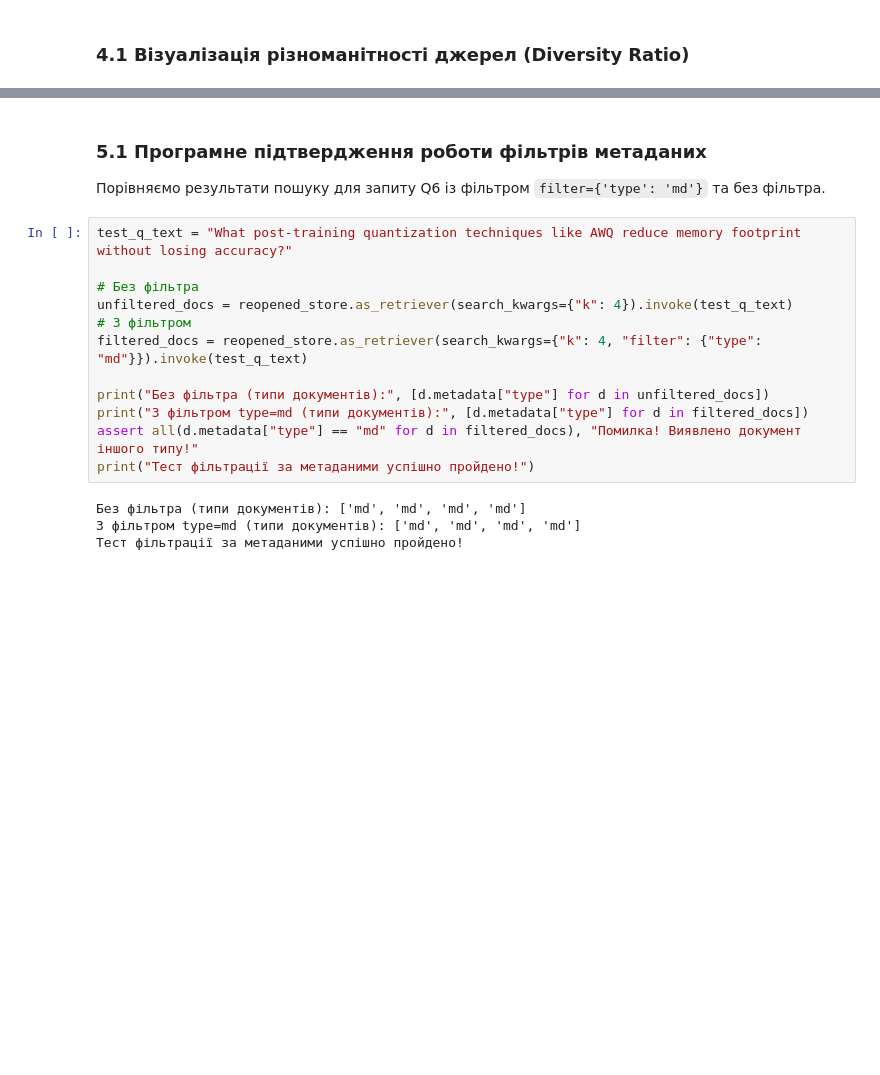
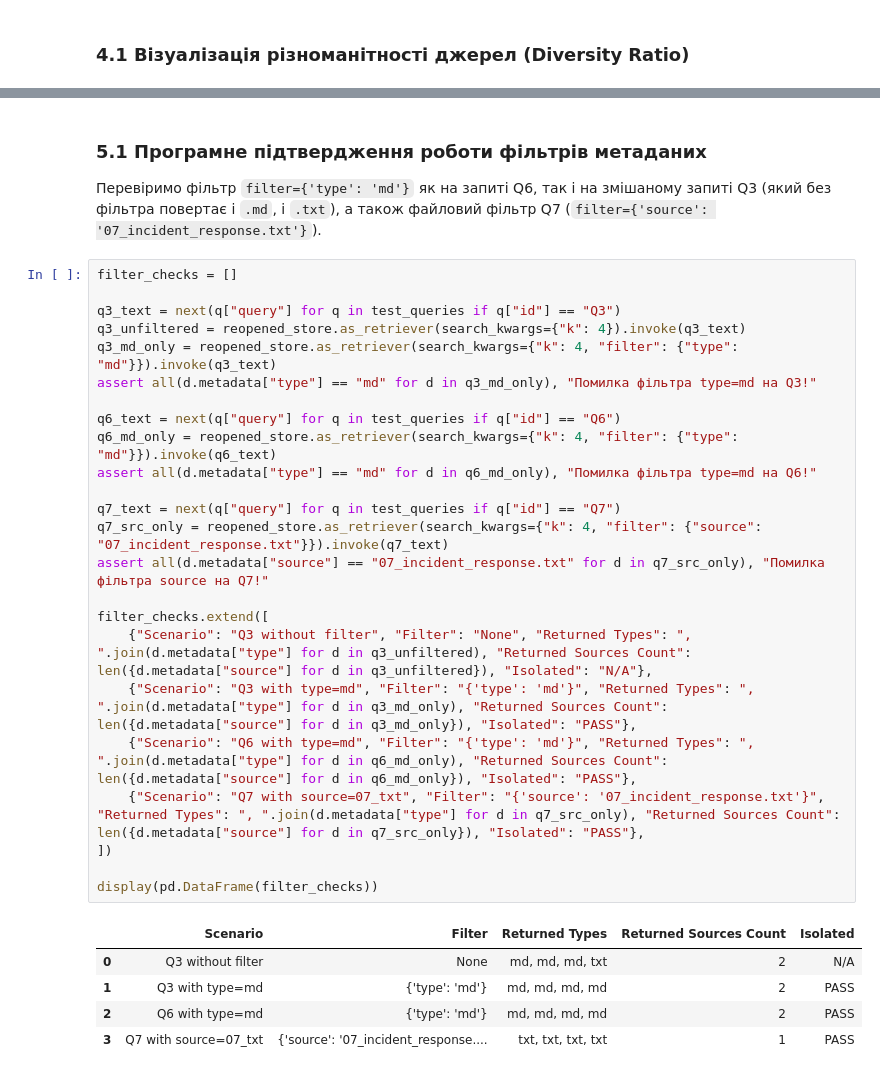
Before and after one commit to Eclipse-XS/Neural-Network-Labs-Max, a Jupyter notebook: lab3_chroma_rag/notebooks/02_chroma_retrieval.ipynb, the cells around one changed output, grey strips where cells are left out. Cells and saved outputs as stored; diff of their text form; blank space fills up the shorter version.

```diff
--- a/lab3_chroma_rag/notebooks/02_chroma_retrieval.ipynb
+++ b/lab3_chroma_rag/notebooks/02_chroma_retrieval.ipynb
@@ -535,23 +621,37 @@ MMR джерела:
 # %% [markdown]
 ### 5.1 Програмне підтвердження роботи фільтрів метаданих
 
-Порівняємо результати пошуку для запиту Q6 із фільтром `filter={'type': 'md'}` та без фільтра.
+Перевіримо фільтр `filter={'type': 'md'}` як на запиті Q6, так і на змішаному запиті Q3 (який без фільтра повертає і `.md`, і `.txt`), а також файловий фільтр Q7 (`filter={'source': '07_incident_response.txt'}`).
 # %%
-test_q_text = "What post-training quantization techniques like AWQ reduce memory footprint without losing accuracy?"
+filter_checks = []
 
-# Без фільтра
-unfiltered_docs = reopened_store.as_retriever(search_kwargs={"k": 4}).invoke(test_q_text)
-# З фільтром
-filtered_docs = reopened_store.as_retriever(search_kwargs={"k": 4, "filter": {"type": "md"}}).invoke(test_q_text)
+q3_text = next(q["query"] for q in test_queries if q["id"] == "Q3")
+q3_unfiltered = reopened_store.as_retriever(search_kwargs={"k": 4}).invoke(q3_text)
+q3_md_only = reopened_store.as_retriever(search_kwargs={"k": 4, "filter": {"type": "md"}}).invoke(q3_text)
+assert all(d.metadata["type"] == "md" for d in q3_md_only), "Помилка фільтра type=md на Q3!"
 
-print("Без фільтра (типи документів):", [d.metadata["type"] for d in unfiltered_docs])
-print("З фільтром type=md (типи документів):", [d.metadata["type"] for d in filtered_docs])
-assert all(d.metadata["type"] == "md" for d in filtered_docs), "Помилка! Виявлено документ іншого типу!"
-print("Тест фільтрації за метаданими успішно пройдено!")
+q6_text = next(q["query"] for q in test_queries if q["id"] == "Q6")
+q6_md_only = reopened_store.as_retriever(search_kwargs={"k": 4, "filter": {"type": "md"}}).invoke(q6_text)
+assert all(d.metadata["type"] == "md" for d in q6_md_only), "Помилка фільтра type=md на Q6!"
+
+q7_text = next(q["query"] for q in test_queries if q["id"] == "Q7")
+q7_src_only = reopened_store.as_retriever(search_kwargs={"k": 4, "filter": {"source": "07_incident_response.txt"}}).invoke(q7_text)
+assert all(d.metadata["source"] == "07_incident_response.txt" for d in q7_src_only), "Помилка фільтра source на Q7!"
+
+filter_checks.extend([
+    {"Scenario": "Q3 without filter", "Filter": "None", "Returned Types": ", ".join(d.metadata["type"] for d in q3_unfiltered), "Returned Sources Count": len({d.metadata["source"] for d in q3_unfiltered}), "Isolated": "N/A"},
+    {"Scenario": "Q3 with type=md", "Filter": "{'type': 'md'}", "Returned Types": ", ".join(d.metadata["type"] for d in q3_md_only), "Returned Sources Count": len({d.metadata["source"] for d in q3_md_only}), "Isolated": "PASS"},
+    {"Scenario": "Q6 with type=md", "Filter": "{'type': 'md'}", "Returned Types": ", ".join(d.metadata["type"] for d in q6_md_only), "Returned Sources Count": len({d.metadata["source"] for d in q6_md_only}), "Isolated": "PASS"},
+    {"Scenario": "Q7 with source=07_txt", "Filter": "{'source': '07_incident_response.txt'}", "Returned Types": ", ".join(d.metadata["type"] for d in q7_src_only), "Returned Sources Count": len({d.metadata["source"] for d in q7_src_only}), "Isolated": "PASS"},
+])
+
+display(pd.DataFrame(filter_checks))
 # %% [output]
-Без фільтра (типи документів): ['md', 'md', 'md', 'md']
-З фільтром type=md (типи документів): ['md', 'md', 'md', 'md']
-Тест фільтрації за метаданими успішно пройдено!
+|  | Scenario | Filter | Returned Types | Returned Sources Count | Isolated |
+| 0 | Q3 without filter | None | md, md, md, txt | 2 | N/A |
+| 1 | Q3 with type=md | {'type': 'md'} | md, md, md, md | 2 | PASS |
+| 2 | Q6 with type=md | {'type': 'md'} | md, md, md, md | 2 | PASS |
+| 3 | Q7 with source=07_txt | {'source': '07_incident_response.... | txt, txt, txt, txt | 1 | PASS |
 # %% [markdown]
 ## 6. Висновки другого етапу
 
```
Also changed, not shown: parts of 11 cells of this notebook, 5 other files.
